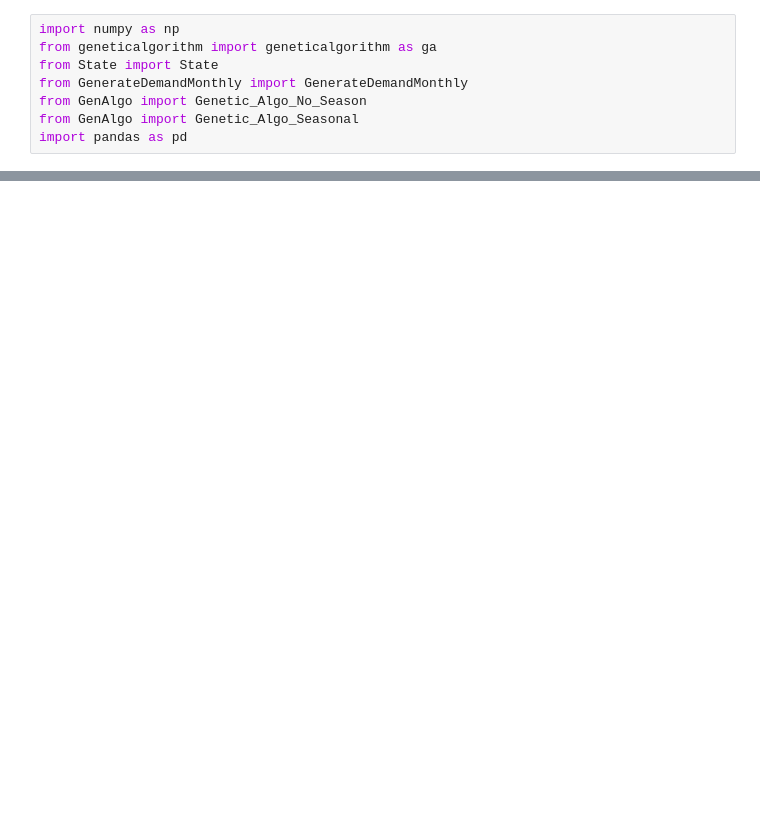
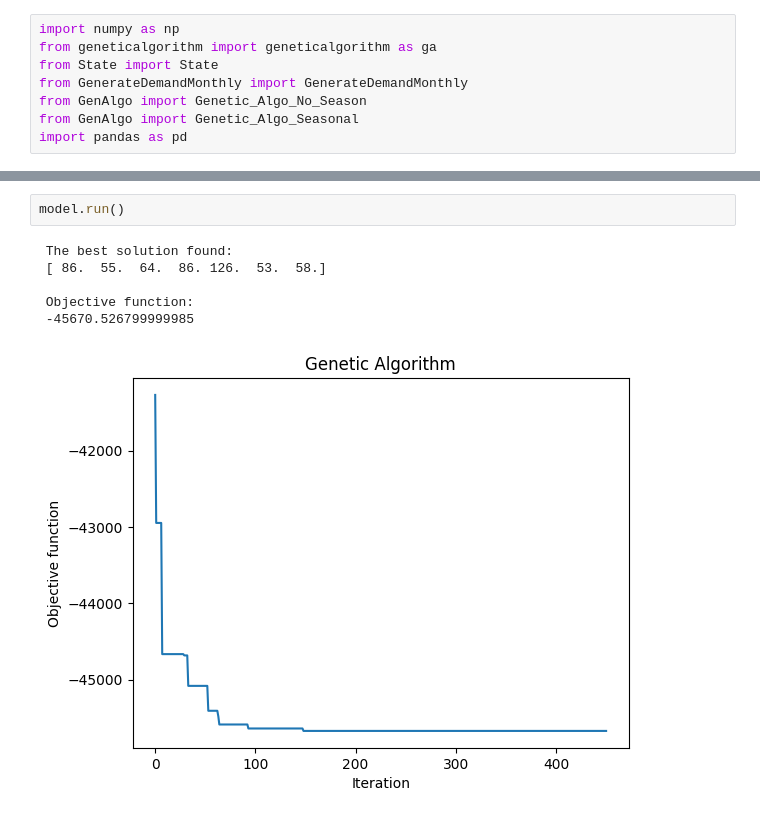
Before and after one commit to Nicklelodeon/Forecasters, a Jupyter notebook: src/Test_GeneticAlgo.ipynb, the cells around one changed output, grey strips where cells are left out. Cells and saved outputs as stored; diff of their text form; blank space fills up the shorter version.

```diff
--- a/src/Test_GeneticAlgo.ipynb
+++ b/src/Test_GeneticAlgo.ipynb
@@ -8,0 +35,9 @@ import pandas as pd
+# %%
+model.run()
+# %% [output]
+ The best solution found:
+ [ 86.  55.  64.  86. 126.  53.  58.]
+
+ Objective function:
+ -45670.526799999985
+[figure, added]
```
Also changed, not shown: parts of 6 cells of this notebook, 2 other files.
